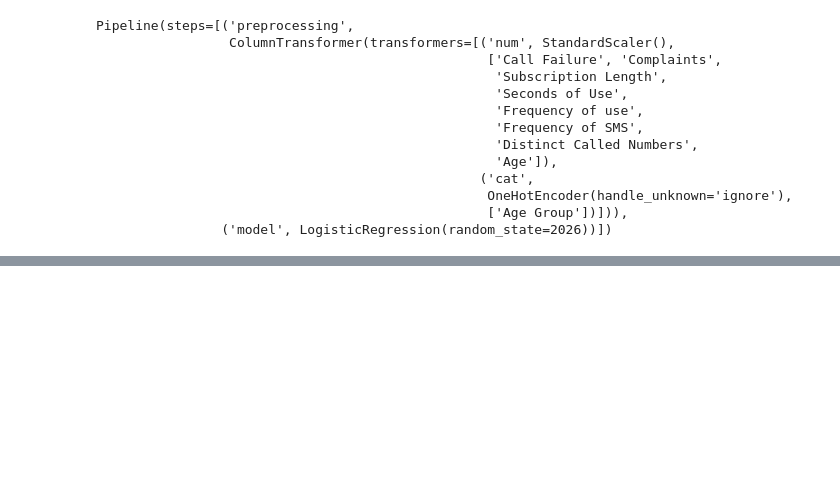
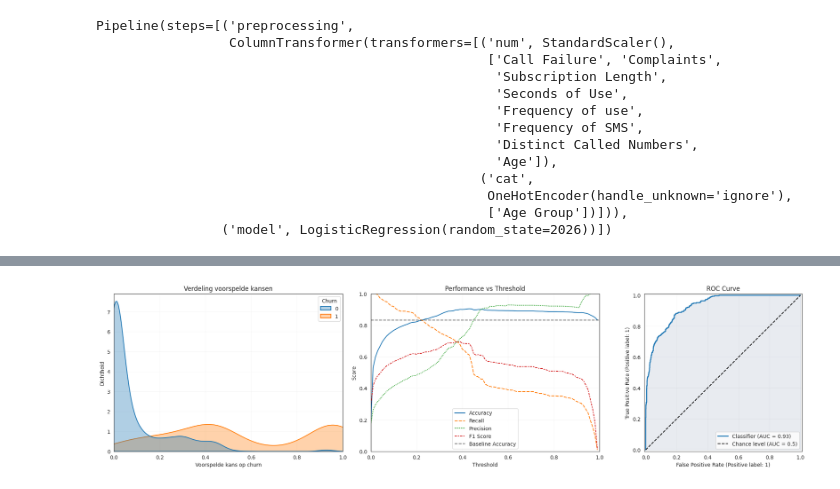
Before and after one commit to Murielle01/BP-3.4, a Jupyter notebook: scripts/opdracht 2/logistische_regressie.ipynb, the cells around one changed output, grey strips where cells are left out. Saved outputs shown, nothing was run; the diff lists cells and outputs as text; code cells hidden in the pictures; blank space fills up the shorter version.

```diff
--- a/scripts/opdracht 2/logistische_regressie.ipynb
+++ b/scripts/opdracht 2/logistische_regressie.ipynb
@@ -205,0 +595,7 @@ Pipeline(steps=[('preprocessing',
+# %%
+# 3 beschrijvende figuren
+y_prob = gridsearch.predict_proba(X)[:,1]
+
+evaluate_classification_model(y, y_prob, X, df)
+# %% [output]
+[figure, added]
```
Also changed, not shown: parts of 41 cells of this notebook, 1 other file.
